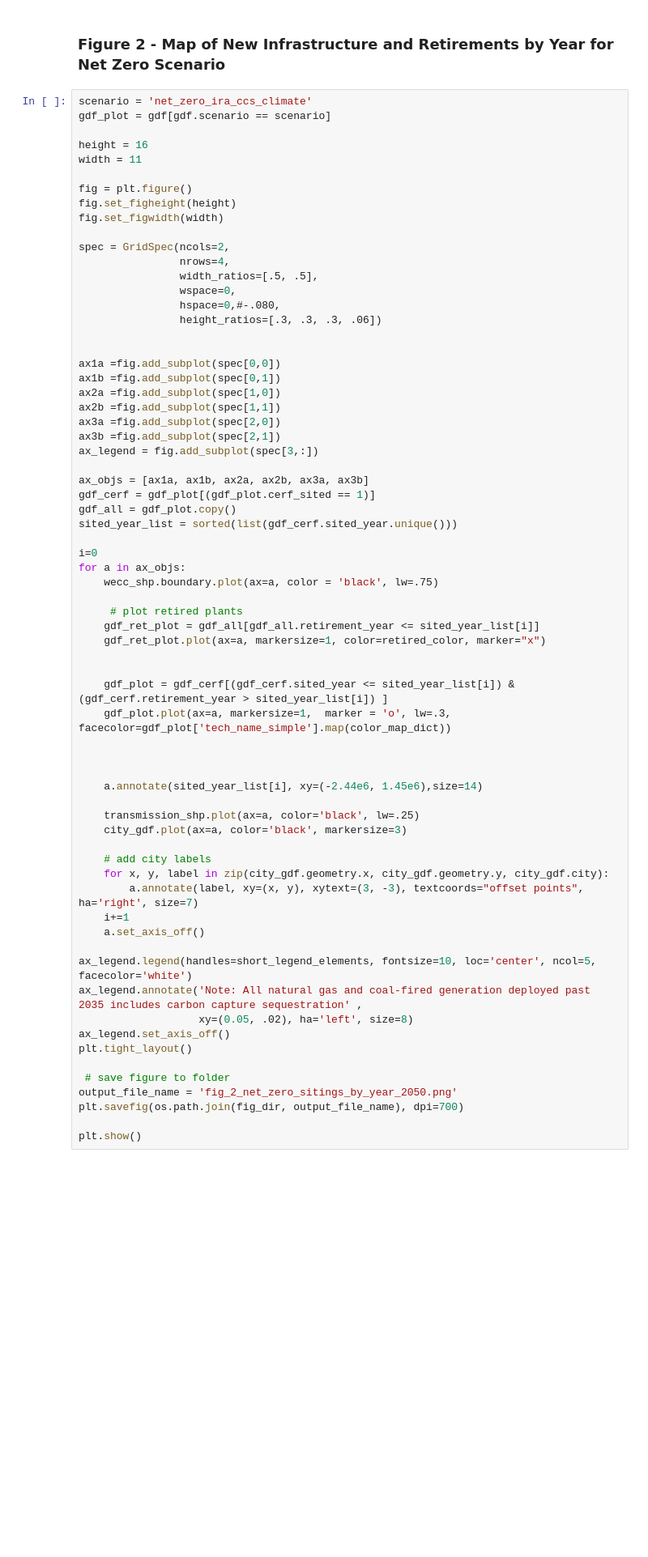
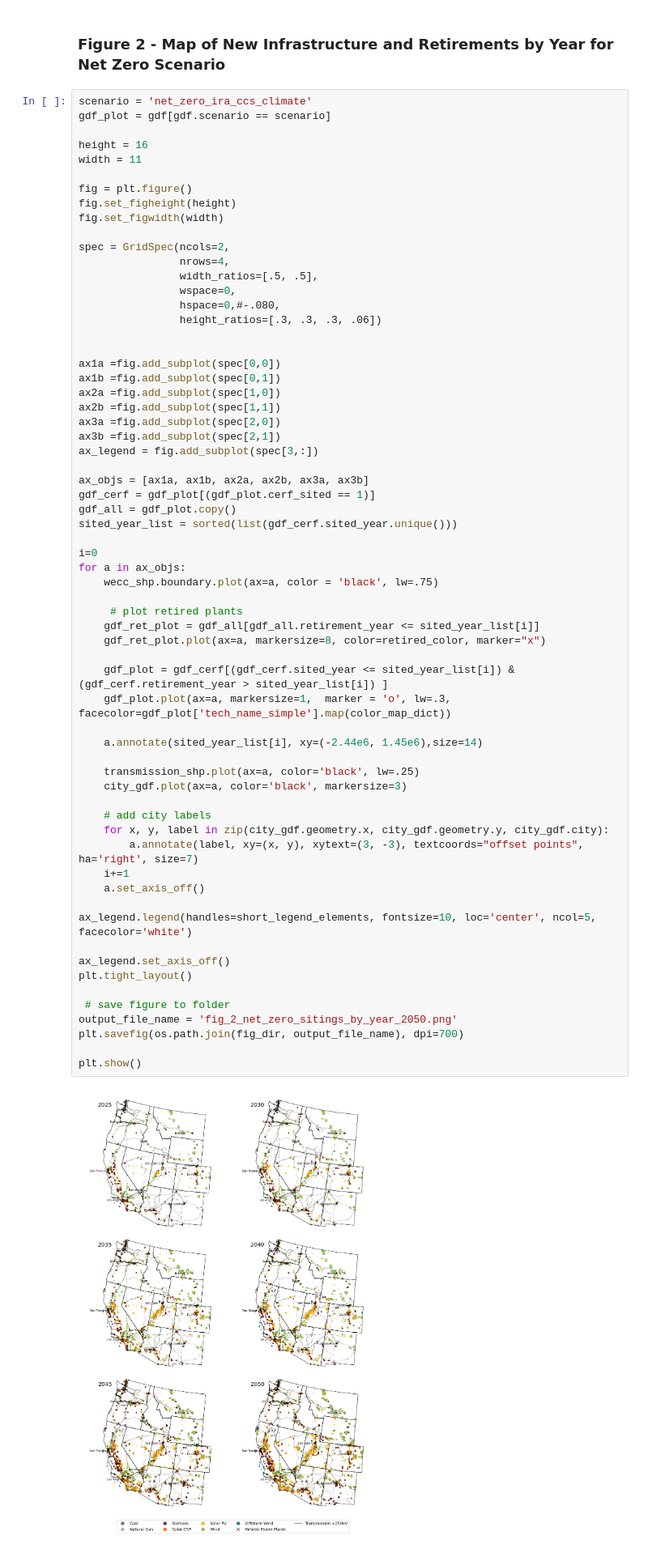
Before and after one commit to GODEEEP/mongird-etal_2024, a Jupyter notebook: notebooks/plot_infrastructure_maps.ipynb, the cells around one changed output. Shown at 81% size. Saved outputs shown, nothing was run; the diff lists cells and outputs as text; blank space fills up the shorter version.

```diff
--- a/notebooks/plot_infrastructure_maps.ipynb
+++ b/notebooks/plot_infrastructure_maps.ipynb
@@ -264,36 +264,34 @@ sited_year_list = sorted(list(gdf_cerf.sited_year.unique()))
 i=0
 for a in ax_objs:
     wecc_shp.boundary.plot(ax=a, color = 'black', lw=.75)
 
      # plot retired plants
     gdf_ret_plot = gdf_all[gdf_all.retirement_year <= sited_year_list[i]]
-    gdf_ret_plot.plot(ax=a, markersize=1, color=retired_color, marker="x")
-
+    gdf_ret_plot.plot(ax=a, markersize=8, color=retired_color, marker="x")
 
     gdf_plot = gdf_cerf[(gdf_cerf.sited_year <= sited_year_list[i]) & (gdf_cerf.retirement_year > sited_year_list[i]) ]
     gdf_plot.plot(ax=a, markersize=1,  marker = 'o', lw=.3, facecolor=gdf_plot['tech_name_simple'].map(color_map_dict))
-
-
 
     a.annotate(sited_year_list[i], xy=(-2.44e6, 1.45e6),size=14)
 
     transmission_shp.plot(ax=a, color='black', lw=.25)
     city_gdf.plot(ax=a, color='black', markersize=3)
 
     # add city labels
     for x, y, label in zip(city_gdf.geometry.x, city_gdf.geometry.y, city_gdf.city):
         a.annotate(label, xy=(x, y), xytext=(3, -3), textcoords="offset points", ha='right', size=7)
     i+=1
     a.set_axis_off()
 
 ax_legend.legend(handles=short_legend_elements, fontsize=10, loc='center', ncol=5, facecolor='white')
-ax_legend.annotate('Note: All natural gas and coal-fired generation deployed past 2035 includes carbon capture sequestration' ,
-                   xy=(0.05, .02), ha='left', size=8)
+
 ax_legend.set_axis_off()
 plt.tight_layout()
 
  # save figure to folder
 output_file_name = 'fig_2_net_zero_sitings_by_year_2050.png'
 plt.savefig(os.path.join(fig_dir, output_file_name), dpi=700)
 
 plt.show()
+# %% [output]
+[figure, added]
```
Also changed, not shown: parts of 5 cells of this notebook, 4 other files.
